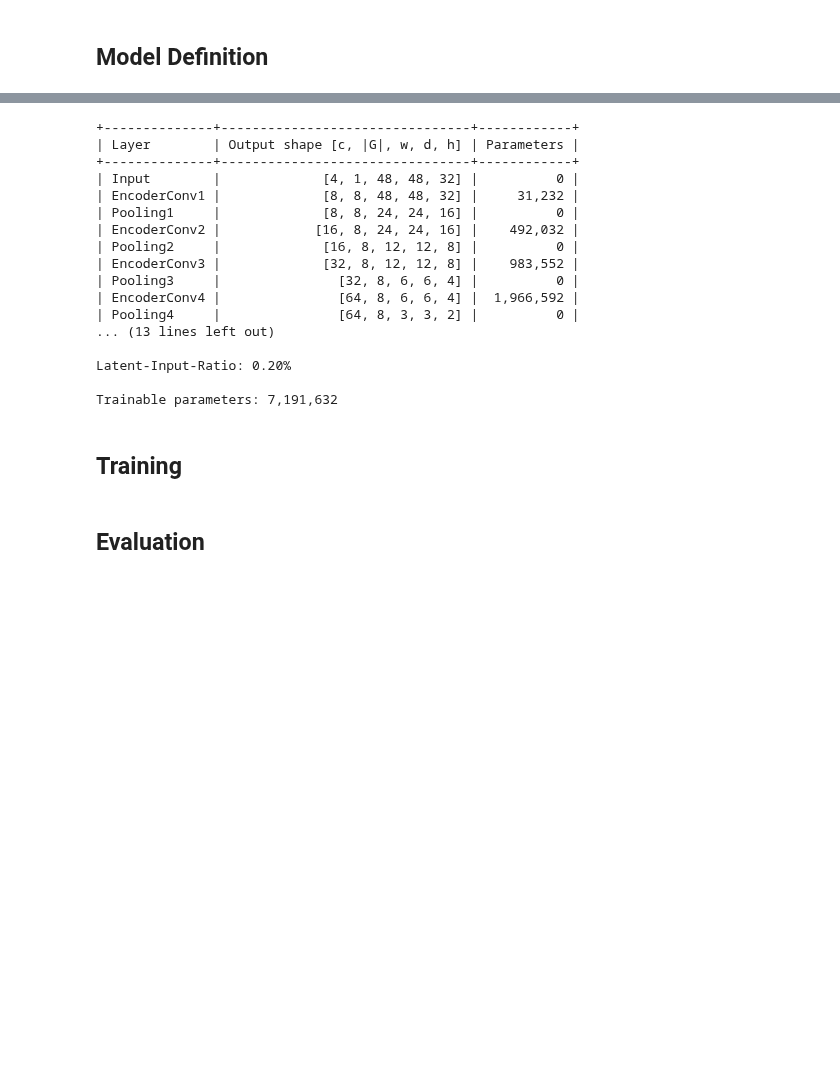
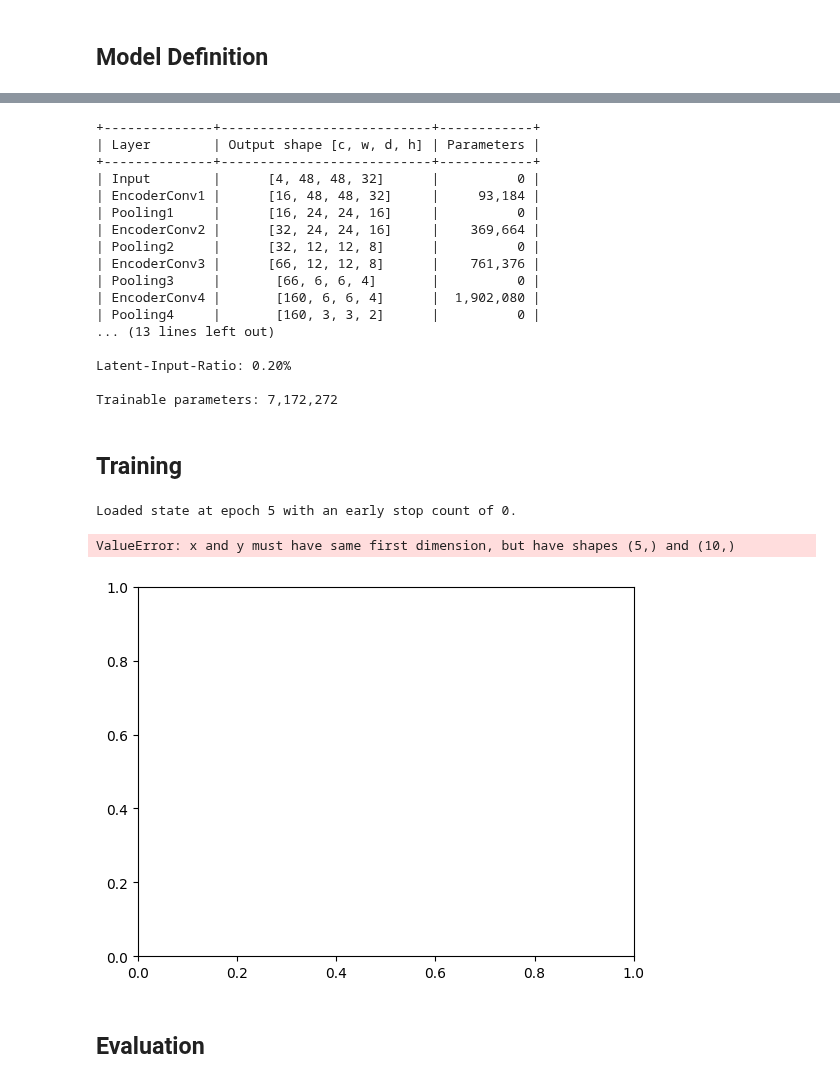
Before and after one commit to FynnFromme/rb-equivariant-cnns, a Jupyter notebook: experiments/experiments.ipynb, the cells around one changed output, grey strips where cells are left out. Drawn from its saved outputs; the diff is of its cells as text; code cells hidden in the pictures; blank space fills up the shorter version.

```diff
--- a/experiments/experiments.ipynb
+++ b/experiments/experiments.ipynb
@@ -55,8 +55,8 @@ sim_file = os.path.join('..', 'data', 'datasets', f'{SIMULATION_NAME}.h5')
 N_train_avail, N_valid_avail, N_test_avail = data_reader.num_samples(sim_file, ['train', 'valid', 'test'])
 
 # Reduce the amount of data manually
-N_TRAIN = N_train_avail # TODO may change
-N_VALID = N_valid_avail # TODO may change
+N_TRAIN = 1000 # TODO may change
+N_VALID = 1000 # TODO may change
 N_TEST = N_test_avail # TODO may change
 
 train_dataset = data_reader.DataReader(sim_file, 'train', device=DEVICE, shuffle=True, samples=N_TRAIN)
@@ -98,25 +98,23 @@ from models.cnn_model import RBAutoencoder
 from models.cnn3d_model import RB3DAutoencoder
 
 
-# TODO experiment whether 1x1 kernel for latent and out conv are helpfull
+FLIPS, ROTS = True, 4
+# gspace = gspaces.flipRot2dOnR2 if FLIPS else gspaces.rot2dOnR2
+# model = RBSteerableAutoencoder(gspace=gspace(N=ROTS),
+#                                rb_dims=(HORIZONTAL_SIZE, HORIZONTAL_SIZE, HEIGHT),
+#                                encoder_channels=(8, 16, 32, 64),
+#                                latent_channels=32//8, # 32 // |G|
+#                                v_kernel_size=V_KERNEL_SIZE, h_kernel_size=H_KERNEL_SIZE,
+#                                drop_rate=DROP_RATE, nonlinearity=STEERABLE_NONLINEARITY)
 
-FLIPS, N = True, 4
-gspace = gspaces.flipRot2dOnR2 if FLIPS else gspaces.rot2dOnR2
-model = RBSteerableAutoencoder(gspace=gspace(N=4),
-                               rb_dims=(HORIZONTAL_SIZE, HORIZONTAL_SIZE, HEIGHT),
-                               encoder_channels=(8, 16, 32, 64),
-                               latent_channels=32//8, # 32 // |G|
-                               v_kernel_size=V_KERNEL_SIZE, h_kernel_size=H_KERNEL_SIZE,
-                               drop_rate=DROP_RATE, nonlinearity=STEERABLE_NONLINEARITY)
-
-# model = RBAutoencoder(rb_dims=(HORIZONTAL_SIZE, HORIZONTAL_SIZE, HEIGHT),
-#                       encoder_channels=(16, 32, 72, 145),
-#                       latent_channels=32,
-#                       v_kernel_size=V_KERNEL_SIZE, h_kernel_size=H_KERNEL_SIZE,
-#                       drop_rate=DROP_RATE, nonlinearity=NONLINEARITY)
+model = RBAutoencoder(rb_dims=(HORIZONTAL_SIZE, HORIZONTAL_SIZE, HEIGHT),
+                      encoder_channels=(16, 32, 66, 160),
+                      latent_channels=32,
+                      v_kernel_size=V_KERNEL_SIZE, h_kernel_size=H_KERNEL_SIZE,
+                      drop_rate=DROP_RATE, nonlinearity=NONLINEARITY)
 
 # model = RB3DAutoencoder(rb_dims=(HORIZONTAL_SIZE, HORIZONTAL_SIZE, HEIGHT),
-#                         encoder_channels=(40, 81, 162, 325),
+#                         encoder_channels=(40, 80, 168, 320),
 #                         latent_channels=32,
 #                         v_kernel_size=V_KERNEL_SIZE, h_kernel_size=H_KERNEL_SIZE,
 #                         drop_rate=DROP_RATE, nonlinearity=NONLINEARITY)
@@ -124,29 +122,29 @@ model = RBSteerableAutoencoder(gspace=gspace(N=4),
 model.to(DEVICE)
 model.summary()
 # %% [output]
-+--------------+--------------------------------+------------+
-| Layer        | Output shape [c, |G|, w, d, h] | Parameters |
-+--------------+--------------------------------+------------+
-| Input        |             [4, 1, 48, 48, 32] |          0 |
-| EncoderConv1 |             [8, 8, 48, 48, 32] |     31,232 |
-| Pooling1     |             [8, 8, 24, 24, 16] |          0 |
-| EncoderConv2 |            [16, 8, 24, 24, 16] |    492,032 |
-| Pooling2     |             [16, 8, 12, 12, 8] |          0 |
-| EncoderConv3 |             [32, 8, 12, 12, 8] |    983,552 |
-| Pooling3     |               [32, 8, 6, 6, 4] |          0 |
-| EncoderConv4 |               [64, 8, 6, 6, 4] |  1,966,592 |
-| Pooling4     |               [64, 8, 3, 3, 2] |          0 |
++--------------+---------------------------+------------+
+| Layer        | Output shape [c, w, d, h] | Parameters |
++--------------+---------------------------+------------+
+| Input        |      [4, 48, 48, 32]      |          0 |
+| EncoderConv1 |      [16, 48, 48, 32]     |     93,184 |
+| Pooling1     |      [16, 24, 24, 16]     |          0 |
+| EncoderConv2 |      [32, 24, 24, 16]     |    369,664 |
+| Pooling2     |      [32, 12, 12, 8]      |          0 |
+| EncoderConv3 |      [66, 12, 12, 8]      |    761,376 |
+| Pooling3     |       [66, 6, 6, 4]       |          0 |
+| EncoderConv4 |       [160, 6, 6, 4]      |  1,902,080 |
+| Pooling4     |       [160, 3, 3, 2]      |          0 |
 ... (13 lines left out)
 
 Latent-Input-Ratio: 0.20%
 
-Trainable parameters: 7,191,632
+Trainable parameters: 7,172,272
 # %% [markdown]
 ## Training
 # %%
 models_dir = './trained_models'
 
-model_name = {RBSteerableAutoencoder: f'{"D" if FLIPS else "C"}{N}cnn',
+model_name = {RBSteerableAutoencoder: f'{"D" if FLIPS else "C"}{ROTS}cnn',
               RBAutoencoder: 'cnn',
               RB3DAutoencoder: '3Dcnn'}[model.__class__]
 
@@ -155,18 +153,24 @@ optimizer = OPTIMIZER(model.parameters(), lr=LEARNING_RATE, weight_decay=WEIGHT_
 # data augmentation only by 90° rotations for efficiency reasons
 data_augmentation = DataAugmentation(in_height=model.in_dims[-1], gspace=gspaces.flipRot2dOnR2(N=4))
 # %%
-START_EPOCH = 0 # loads pretrained model if greater 0, loads last available epoch for -1
+START_EPOCH = 5 # loads pretrained model if greater 0, loads last available epoch for -1
 
-initial_early_stop_count = training.load_trained_model(model=model, optimizer=optimizer, models_dir=models_dir,
+initial_early_stop_count, loaded_epoch = training.load_trained_model(model=model, optimizer=optimizer,
+                                                                     models_dir=models_dir,
                                                        model_name=model_name, epoch=START_EPOCH)
 
 lr_scheduler = torch.optim.lr_scheduler.MultiStepLR(optimizer, milestones=LR_DECAY_EPOCHS,
-                                                    gamma=LR_DECAY, last_epoch=START_EPOCH-1)
+                                                    gamma=LR_DECAY, last_epoch=loaded_epoch-1)
+# %% [output]
+Loaded state at epoch 5 with an early stop count of 0.
 # %%
-training.train(model=model, models_dir=models_dir, model_name=model_name, start_epoch=START_EPOCH,
+training.train(model=model, models_dir=models_dir, model_name=model_name, start_epoch=loaded_epoch,
                epochs=EPOCHS, train_loader=train_loader, valid_loader=valid_loader, loss_fn=loss_fn,
                optimizer=optimizer, lr_scheduler=lr_scheduler, use_lr_scheduler=USE_LR_SCHEDULER, early_stopping=EARLY_STOPPING, only_save_best=True, train_samples=N_TRAIN, batch_size=BATCH_SIZE,
                data_augmentation=data_augmentation, plot=True, initial_early_stop_count=initial_early_stop_count)
+# %% [output]
+ValueError: x and y must have same first dimension, but have shapes (5,) and (10,)
+[figure, added]
 # %% [markdown]
 ## Evaluation
 # %% [markdown]
```
Also changed, not shown: parts of 6 cells of this notebook, 2 other files.
